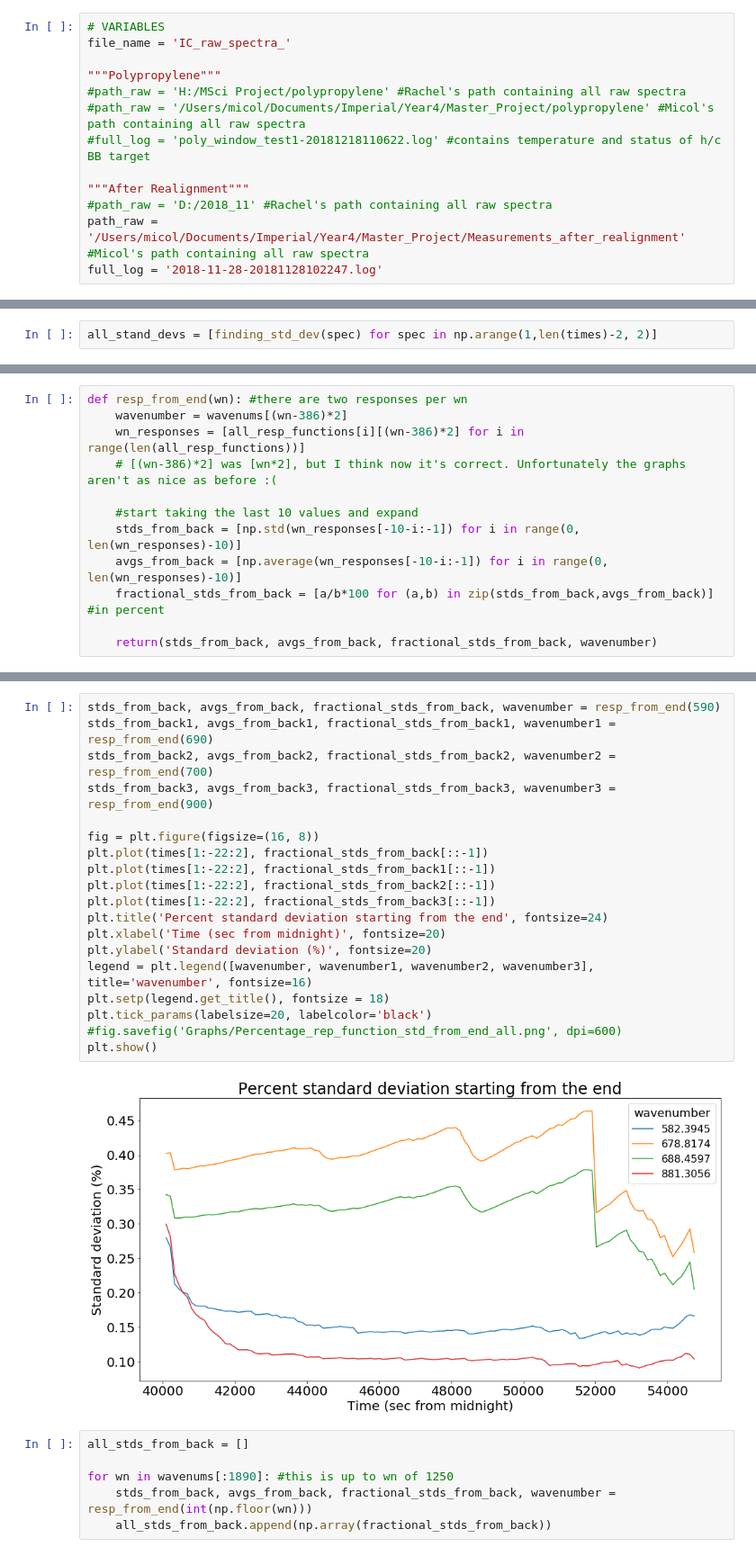
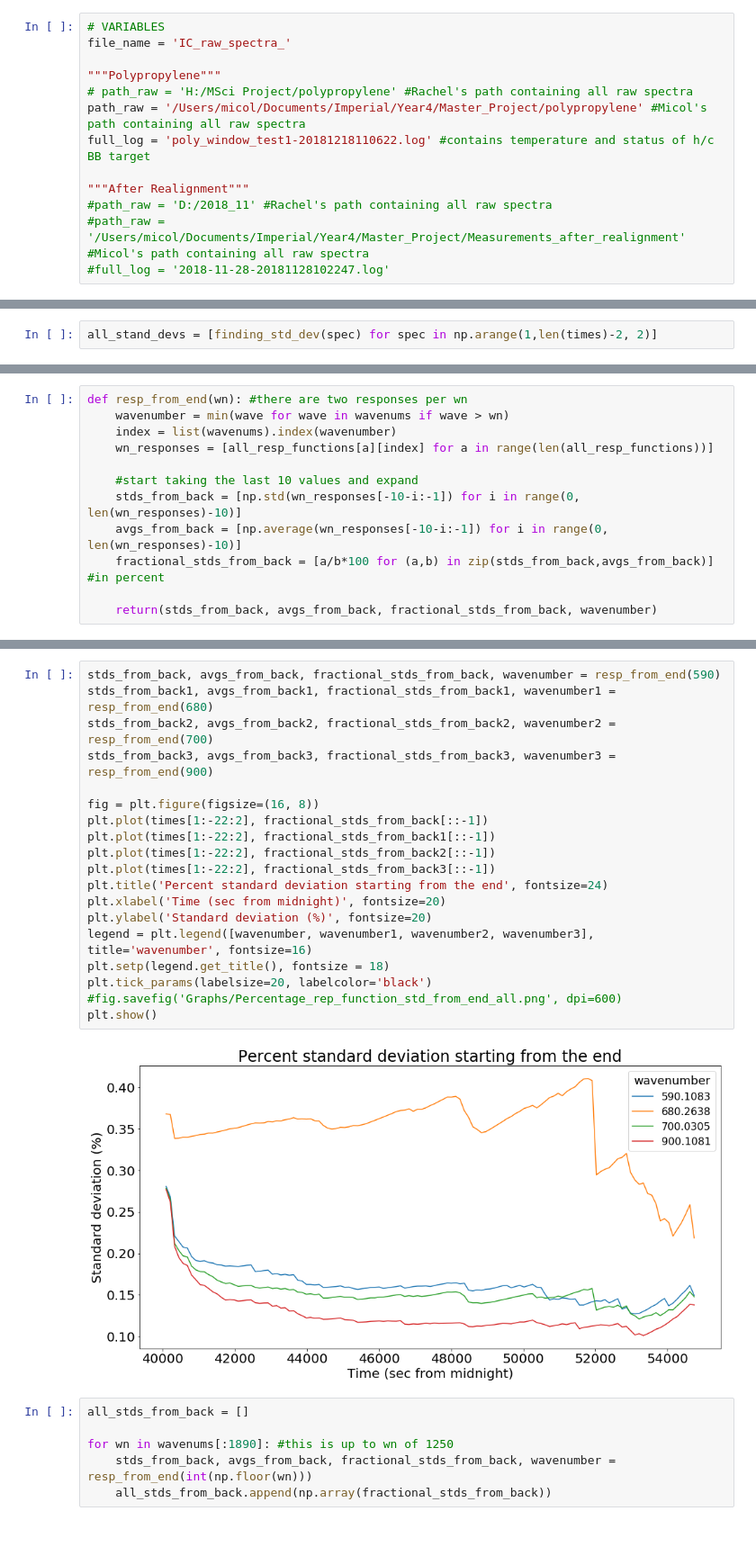
Before and after one commit to micolbedarida/MSci_Project, a Jupyter notebook: newpolycode.ipynb, the cells around one changed output, grey strips where cells are left out. Shown: that part at 90% size. Cells and saved outputs as stored; diff of their text form.

```diff
--- a/newpolycode.ipynb
+++ b/newpolycode.ipynb
@@ -17,11 +17,11 @@ import matplotlib.cm as cm
 file_name = 'IC_raw_spectra_'
 
 """Polypropylene"""
-#path_raw = 'H:/MSci Project/polypropylene' #Rachel's path containing all raw spectra
-#path_raw = '/Users/micol/Documents/Imperial/Year4/Master_Project/polypropylene' #Micol's path containing all raw spectra
-#full_log = 'poly_window_test1-20181218110622.log' #contains temperature and status of h/c BB target
+# path_raw = 'H:/MSci Project/polypropylene' #Rachel's path containing all raw spectra
+path_raw = '/Users/micol/Documents/Imperial/Year4/Master_Project/polypropylene' #Micol's path containing all raw spectra
+full_log = 'poly_window_test1-20181218110622.log' #contains temperature and status of h/c BB target
 
 """After Realignment"""
 #path_raw = 'D:/2018_11' #Rachel's path containing all raw spectra
-path_raw = '/Users/micol/Documents/Imperial/Year4/Master_Project/Measurements_after_realignment' #Micol's path containing all raw spectra
-full_log = '2018-11-28-20181128102247.log'
+#path_raw = '/Users/micol/Documents/Imperial/Year4/Master_Project/Measurements_after_realignment' #Micol's path containing all raw spectra
+#full_log = '2018-11-28-20181128102247.log'
@@ -415,8 +423,8 @@ plt.show()
 # %%
 def resp_from_end(wn): #there are two responses per wn
-    wavenumber = wavenums[(wn-386)*2]
-    wn_responses = [all_resp_functions[i][(wn-386)*2] for i in range(len(all_resp_functions))]
-    # [(wn-386)*2] was [wn*2], but I think now it's correct. Unfortunately the graphs aren't as nice as before :(
+    wavenumber = min(wave for wave in wavenums if wave > wn)
+    index = list(wavenums).index(wavenumber)
+    wn_responses = [all_resp_functions[a][index] for a in range(len(all_resp_functions))]
 
     #start taking the last 10 values and expand
     stds_from_back = [np.std(wn_responses[-10-i:-1]) for i in range(0, len(wn_responses)-10)]
@@ -440,24 +448,24 @@ plt.show()
 # %%
 stds_from_back, avgs_from_back, fractional_stds_from_back, wavenumber = resp_from_end(590)
-stds_from_back1, avgs_from_back1, fractional_stds_from_back1, wavenumber1 = resp_from_end(690)
+stds_from_back1, avgs_from_back1, fractional_stds_from_back1, wavenumber1 = resp_from_end(680)
 stds_from_back2, avgs_from_back2, fractional_stds_from_back2, wavenumber2 = resp_from_end(700)
 stds_from_back3, avgs_from_back3, fractional_stds_from_back3, wavenumber3 = resp_from_end(900)
 
 fig = plt.figure(figsize=(16, 8))
 plt.plot(times[1:-22:2], fractional_stds_from_back[::-1])
 plt.plot(times[1:-22:2], fractional_stds_from_back1[::-1])
 plt.plot(times[1:-22:2], fractional_stds_from_back2[::-1])
 plt.plot(times[1:-22:2], fractional_stds_from_back3[::-1])
 plt.title('Percent standard deviation starting from the end', fontsize=24)
 plt.xlabel('Time (sec from midnight)', fontsize=20)
 plt.ylabel('Standard deviation (%)', fontsize=20)
 legend = plt.legend([wavenumber, wavenumber1, wavenumber2, wavenumber3], title='wavenumber', fontsize=16)
 plt.setp(legend.get_title(), fontsize = 18)
 plt.tick_params(labelsize=20, labelcolor='black')
 #fig.savefig('Graphs/Percentage_rep_function_std_from_end_all.png', dpi=600)
 plt.show()
 # %% [output]
-[figure, old version]
+[figure, new version]
 # %%
 all_stds_from_back = []
 
```
Also changed, not shown: parts of 8 cells of this notebook.
